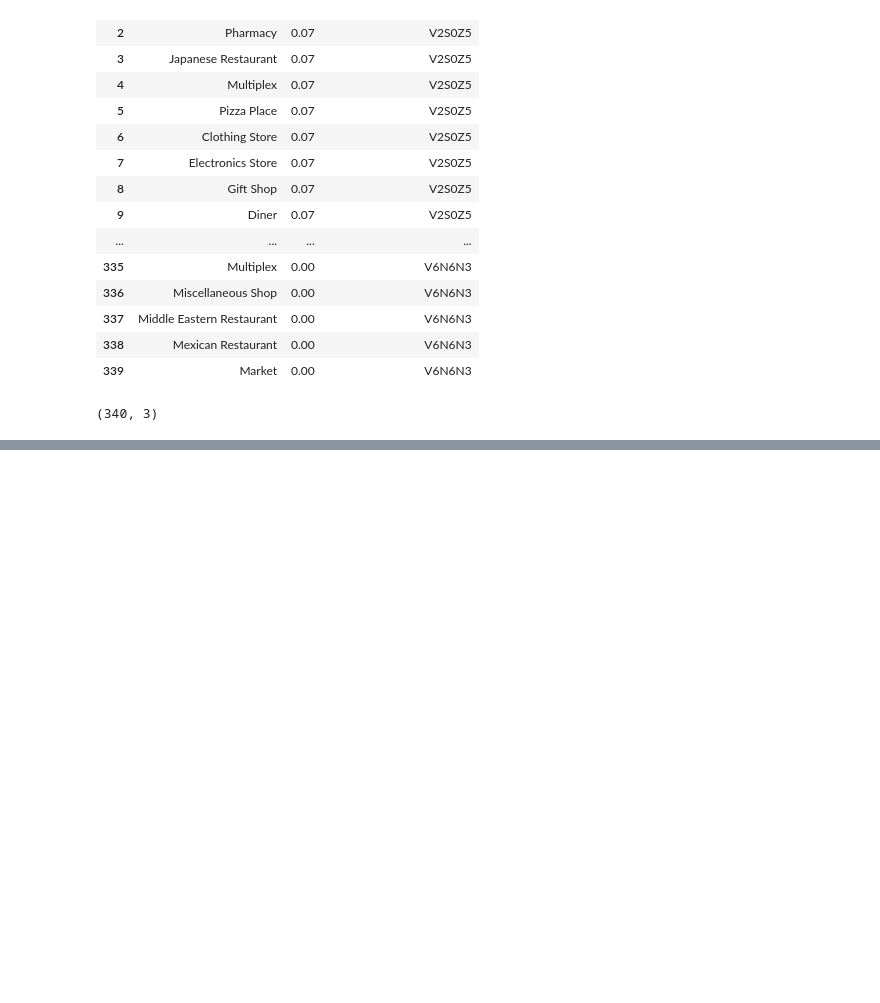
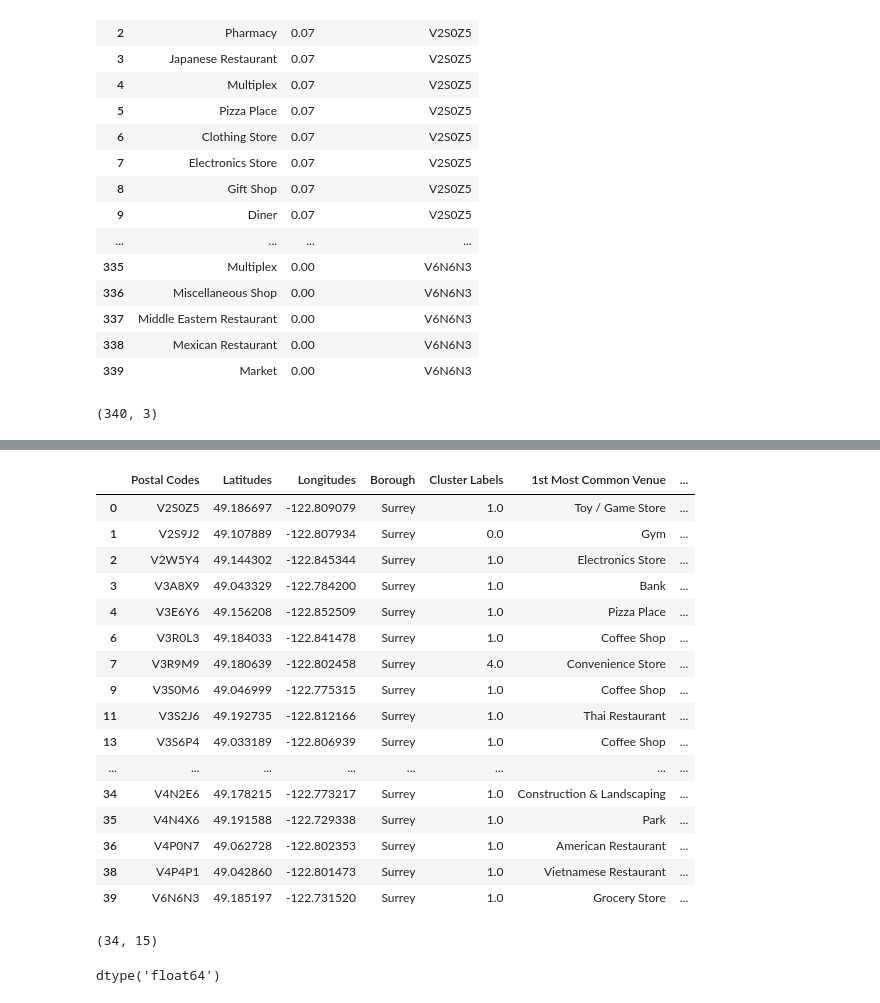
Before and after one commit to dulanjaleekrs/Coursera_Capstone, a Jupyter notebook: Business Recommendations For Surrey, BC - Final.ipynb, the cells around one changed output, grey strips where cells are left out. Saved outputs shown, nothing was run; the diff lists cells and outputs as text; code cells hidden in the pictures; blank space fills up the shorter version.

```diff
--- a/Business Recommendations For Surrey, BC - Final.ipynb
+++ b/Business Recommendations For Surrey, BC - Final.ipynb
@@ -505,0 +548,29 @@ fig.show()
+# %%
+surrey_merged = surrey_merged.dropna(subset=["Cluster Labels"], axis=0)
+surrey_merged
+# %% [output]
+|  | Postal Codes | Latitudes | Longitudes | Borough | Cluster Labels | 1st Most Common Venue | ... |
+| 0 | V2S0Z5 | 49.186697 | -122.809079 | Surrey | 1.0 | Toy / Game Store | ... |
+| 1 | V2S9J2 | 49.107889 | -122.807934 | Surrey | 0.0 | Gym | ... |
+| 2 | V2W5Y4 | 49.144302 | -122.845344 | Surrey | 1.0 | Electronics Store | ... |
+| 3 | V3A8X9 | 49.043329 | -122.784200 | Surrey | 1.0 | Bank | ... |
+| 4 | V3E6Y6 | 49.156208 | -122.852509 | Surrey | 1.0 | Pizza Place | ... |
+| 6 | V3R0L3 | 49.184033 | -122.841478 | Surrey | 1.0 | Coffee Shop | ... |
+| 7 | V3R9M9 | 49.180639 | -122.802458 | Surrey | 4.0 | Convenience Store | ... |
+| 9 | V3S0M6 | 49.046999 | -122.775315 | Surrey | 1.0 | Coffee Shop | ... |
+| 11 | V3S2J6 | 49.192735 | -122.812166 | Surrey | 1.0 | Thai Restaurant | ... |
+| 13 | V3S6P4 | 49.033189 | -122.806939 | Surrey | 1.0 | Coffee Shop | ... |
+| ... | ... | ... | ... | ... | ... | ... | ... |
+| 34 | V4N2E6 | 49.178215 | -122.773217 | Surrey | 1.0 | Construction & Landscaping | ... |
+| 35 | V4N4X6 | 49.191588 | -122.729338 | Surrey | 1.0 | Park | ... |
+| 36 | V4P0N7 | 49.062728 | -122.802353 | Surrey | 1.0 | American Restaurant | ... |
+| 38 | V4P4P1 | 49.042860 | -122.801473 | Surrey | 1.0 | Vietnamese Restaurant | ... |
+| 39 | V6N6N3 | 49.185197 | -122.731520 | Surrey | 1.0 | Grocery Store | ... |
+# %%
+surrey_merged.shape
+# %% [output]
+(34, 15)
+# %%
+surrey_merged["Cluster Labels"].dtype
+# %% [output]
+dtype('float64')
```
Also changed, not shown: parts of 17 cells of this notebook.
